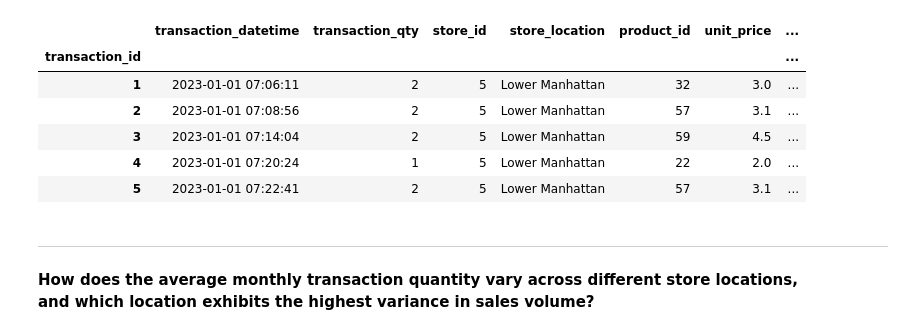
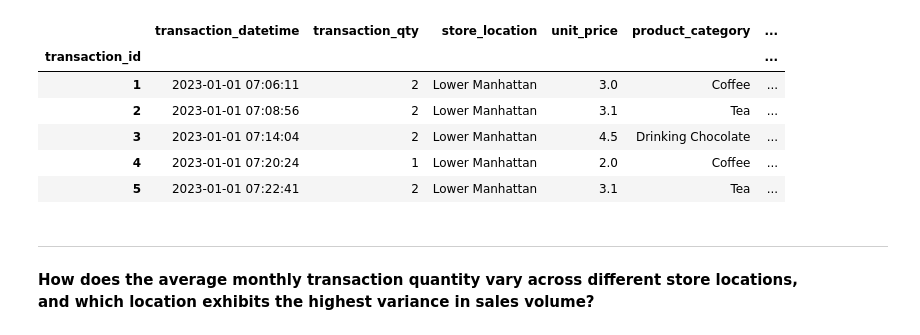
Before and after one commit to Michael-Kornilich/coffee_shop_analysis, a Jupyter notebook: script.ipynb, the cells around one changed output. Saved outputs shown, nothing was run; the diff lists cells and outputs as text; code cells hidden in the pictures.

```diff
--- a/script.ipynb
+++ b/script.ipynb
@@ -4,36 +4,38 @@ import numpy as np
 import matplotlib.pyplot as plt
 import kagglehub
 from pathlib import Path
-import statistics as st
+
+pd.set_option('display.float_format', lambda x: '%.3f' % x)
 # %%
 # import
 path = Path(kagglehub.dataset_download("ahmedabbas757/coffee-sales"))/"Coffee Shop Sales.xlsx"
-records = pd.read_excel(path, index_col="transaction_id")
+raw_records = pd.read_excel(path, index_col="transaction_id")
 # %%
 # transform
-transaction_datetime = pd.to_datetime(records["transaction_date"].astype(str) + " " + records["transaction_time"].astype(str))
+transaction_datetime = pd.to_datetime(raw_records["transaction_date"].astype(str) + " " + raw_records["transaction_time"].astype(str))
 transaction_datetime = pd.Series(transaction_datetime, name="transaction_datetime",index=None)
 
-records = records.reindex([
-    "transaction_datetime", 'transaction_qty', 'store_id',
-    'store_location', 'product_id', 'unit_price',
+# dropped columns: store_id, transaction_date, transaction_time, product_id
+records = raw_records.reindex([
+    "transaction_datetime", 'transaction_qty',
+    'store_location', 'unit_price',
     'product_category', 'product_type', 'product_detail'], axis="columns")
 
 records["transaction_datetime"] = transaction_datetime
 records.sort_values("transaction_datetime", inplace=True)
 
 columns = ["store_location","product_category","product_type", "product_detail"]
 records[columns] = records.loc[:,columns].astype("category")
 
 records.head()
 # %% [output]
-|  | transaction_datetime | transaction_qty | store_id | store_location | product_id | unit_price | ... |
-| transaction_id |  |  |  |  |  |  | ... |
-| 1 | 2023-01-01 07:06:11 | 2 | 5 | Lower Manhattan | 32 | 3.0 | ... |
-| 2 | 2023-01-01 07:08:56 | 2 | 5 | Lower Manhattan | 57 | 3.1 | ... |
-| 3 | 2023-01-01 07:14:04 | 2 | 5 | Lower Manhattan | 59 | 4.5 | ... |
-| 4 | 2023-01-01 07:20:24 | 1 | 5 | Lower Manhattan | 22 | 2.0 | ... |
-| 5 | 2023-01-01 07:22:41 | 2 | 5 | Lower Manhattan | 57 | 3.1 | ... |
+|  | transaction_datetime | transaction_qty | store_location | unit_price | product_category | ... |
+| transaction_id |  |  |  |  |  | ... |
+| 1 | 2023-01-01 07:06:11 | 2 | Lower Manhattan | 3.0 | Coffee | ... |
+| 2 | 2023-01-01 07:08:56 | 2 | Lower Manhattan | 3.1 | Tea | ... |
+| 3 | 2023-01-01 07:14:04 | 2 | Lower Manhattan | 4.5 | Drinking Chocolate | ... |
+| 4 | 2023-01-01 07:20:24 | 1 | Lower Manhattan | 2.0 | Coffee | ... |
+| 5 | 2023-01-01 07:22:41 | 2 | Lower Manhattan | 3.1 | Tea | ... |
 # %% [markdown]
 ---
 **How does the average monthly transaction quantity vary across different store locations,\
```
Also changed, not shown: parts of 14 cells of this notebook.
